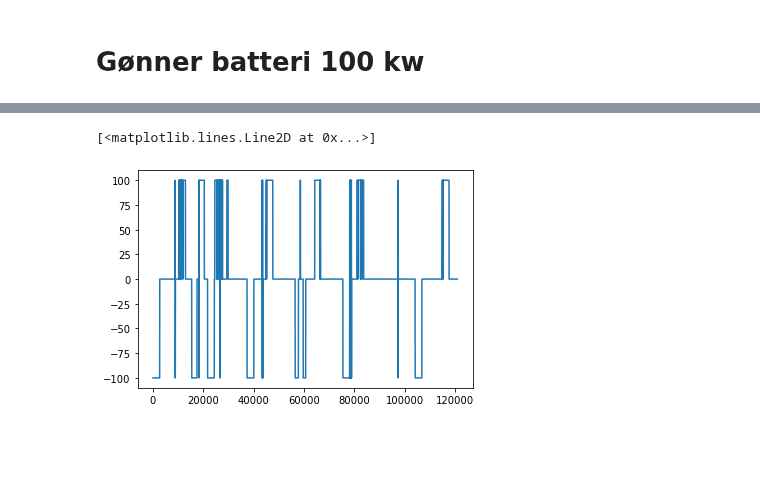
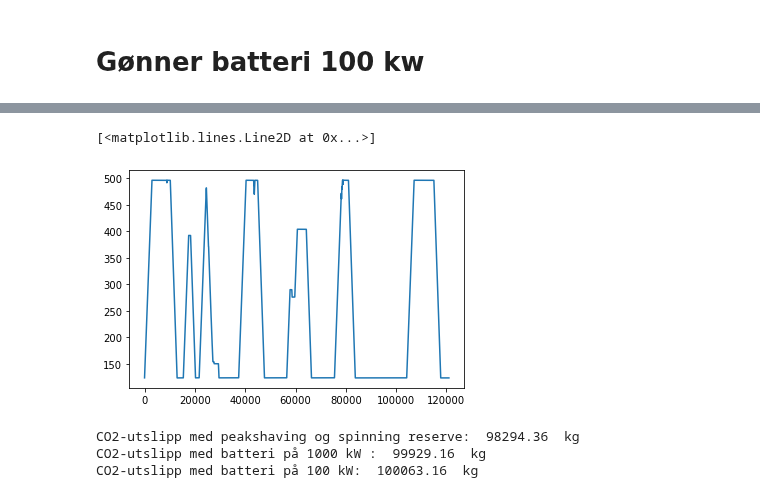
Before and after one commit to andreasdyve/EquinorProject, a Jupyter notebook: python notebooks/Case_2_Bouy_Docking.ipynb, the cells around one changed output, grey strips where cells are left out. Cells and saved outputs as stored; diff of their text form; code cells hidden in the pictures; blank space fills up the shorter version.

```diff
--- a/python notebooks/Case_2_Bouy_Docking.ipynb
+++ b/python notebooks/Case_2_Bouy_Docking.ipynb
@@ -8,16 +8,19 @@ df = pd.read_excel('data_full_5sekres.xlsx')
 df1 = df.copy()
 # %%
 #Create a column of load profile
-df1['Load'] = df1['thrusterAndPropulsion']
 df1['BaseLoad'] = 300
-df1.loc[df1['operationId'] == 6, 'BaseLoad'] = 0
-df1.loc[df1['operationId'] == 1, 'BaseLoad'] = 0
+df1.loc[df1['operationId'] == 100, 'BaseLoad'] = 500
+df1.loc[df1['operationId'] == 3, 'BaseLoad'] = 550
+df1.loc[df1['operationId'] == 5, 'BaseLoad'] = 510
+df1.loc[df1['operationId'] == 6, 'BaseLoad'] = 250
+df1.loc[df1['operationId'] == 1, 'BaseLoad'] = 250
+df1.loc[df1['operationId'] == 7, 'BaseLoad'] = 380
 df1['Load'] = df1['thrusterAndPropulsion'] + df1['BaseLoad']
 
 df1['Battery'] = 0
 df1['SOC'] = 0
 #Create dataset with only relevant columns
-df3 = df1[['datetime', 'Load', 'engMdoPower_0_','engMdoPower_1_','engMdoPower_2_', 'engMdoPower_3_', 'operationId', 'dpMode', 'BaseLoad', 'Battery', 'SOC']]
+df3 = df1[['datetime', 'Load', 'engMdoPower_0_','engMdoPower_1_','engMdoPower_2_', 'engMdoPower_3_', 'operationId', 'BaseLoad', 'Battery', 'SOC']]
 
 #Set engine powers to zero
 num = df3['engMdoPower_0_']._get_numeric_data()
@@ -31,6 +34,3 @@ num[num != 0] = 0
 
 num = df3['engMdoPower_3_']._get_numeric_data()
 num[num != 0] = 0
-
-
-display(df3)
@@ -294,6 +284,7 @@ opid[15400:17500] = 6
 opid[21700:24500] = 6
 opid[56500:57800] = 6
 opid[59700:60700] = 6
+efbat = 0.92
 
 # DP mode, battery is used for spinning reserve
 for i in range(len(load)):
@@ -332,6 +323,7 @@ for i in range(len(load)):
         elif soc[i] > 124 and load[i] > 3100:
             bat[i] = 1000
             dg0[i] = dg1[i] = (load[i]-bat[i])/2
+            soc[i+1] = soc[i] - bat[i]/720
         elif soc[i] <= 124 and load[i] <= 2100:
             dg0[i] = load[i]
             soc[i+1] = soc[i]
@@ -353,6 +345,7 @@ for i in range(len(load)):
         elif soc[i] > 124 and load[i] > 3100:
             bat[i] = 1000
             dg0[i] = dg1[i] = (load[i]-bat[i])/2
+            soc[i+1] = soc[i] - bat[i]/720
         elif soc[i] <= 124 and load[i] <= 2100:
             dg0[i] = load[i]
             soc[i+1] = soc[i]
@@ -385,7 +378,7 @@ for i in range(len(load)):
     elif opid[i] == 6:
         if soc[i] < 496:
             bat[i] = -100
-            soc[i+1] = soc[i] - bat[i]/720
+            soc[i+1] = soc[i] - (bat[i]*efbat)/720
             shore[i] = load[i] - bat[i]
         elif soc[i] >= 496:
             shore[i] = load[i]
@@ -494,7 +489,7 @@ for i in range(len(load)):
         elif soc[i] > 124 and load[i] > 2200 and load[i] < 4300:
             bat[i] = 100
             dg0[i] = dg1[i] = (load[i]-bat[i])/2
-            soc[i+1] = soc[i]
+            soc[i+1] = soc[i] - bat[i]/720
         elif soc[i] <= 124 and load[i] <= 2100:
             dg0[i] = load[i]
             soc[i+1] = soc[i]
@@ -513,7 +508,7 @@ for i in range(len(load)):
         elif soc[i] > 124 and load[i] > 2200 and load[i] < 4300:
             bat[i] = 100
             dg0[i] = dg1[i] = (load[i]-bat[i])/2
-            soc[i+1] = soc[i]
+            soc[i+1] = soc[i] - bat[i]/720
         elif soc[i] <= 124 and load[i] <= 2100:
             dg0[i] = load[i]
             soc[i+1] = soc[i]
@@ -543,7 +538,7 @@ for i in range(len(load)):
     elif opid[i] == 6:
         if soc[i] < 496:
             bat[i] = -100
-            soc[i+1] = soc[i] - bat[i]/720
+            soc[i+1] = soc[i] - (bat[i]*efbat)/720
             shore[i] = load[i] - bat[i]
         elif soc[i] >= 496:
             shore[i] = load[i]
@@ -596,5 +591,18 @@ Total fuel consumption of CASE 2 batteri Gønne batteri 100:  33421.777785728686
 # %%
-plt.plot(bat)
+plt.plot(soc)
 # %% [output]
 [<matplotlib.lines.Line2D at 0x...>]
-[figure, old version]
+[figure, new version]
+# %%
+bat_bøy = 2.68 * 36677 # (kg/l)*l
+bat_gun = 2.68 * 37287
+bat_gønn = 2.68 * 37337
+
+
+print('CO2-utslipp med peakshaving og spinning reserve: ',bat_bøy,' kg')
+print('CO2-utslipp med batteri på 1000 kW : ',bat_gun,' kg')
+print('CO2-utslipp med batteri på 100 kW: ',bat_gønn,' kg')
+# %% [output]
+CO2-utslipp med peakshaving og spinning reserve:  98294.36  kg
+CO2-utslipp med batteri på 1000 kW :  99929.16  kg
+CO2-utslipp med batteri på 100 kW:  100063.16  kg
```
Also changed, not shown: parts of 9 cells of this notebook.
